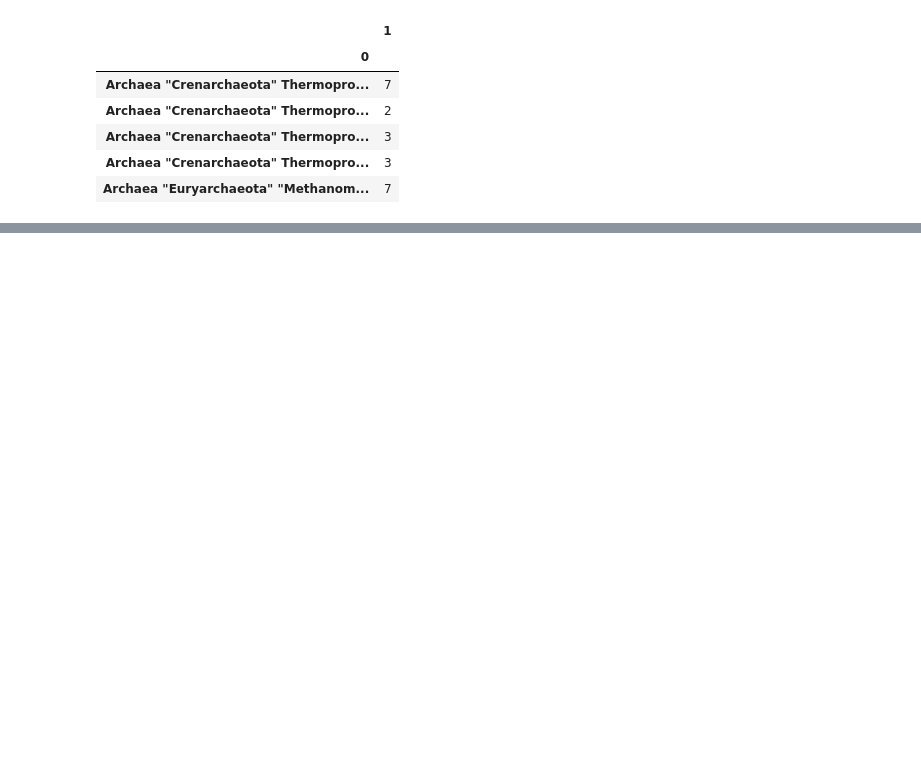
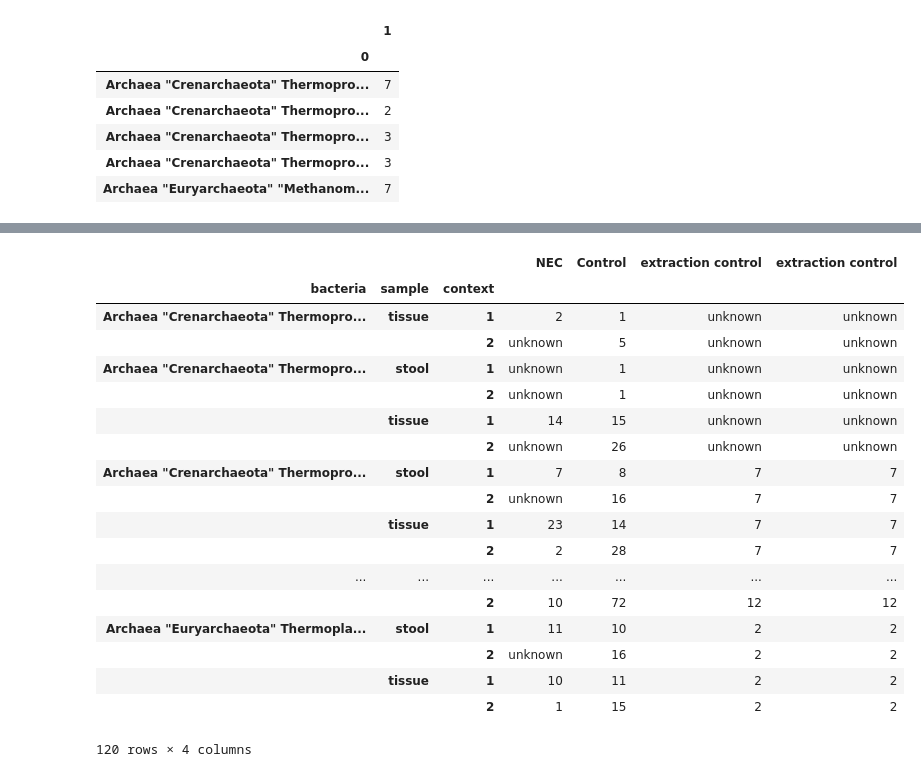
Before and after one commit to LucaZampieri/ADA_homework_LMX, a Jupyter notebook: 01_Pandas and Data Wrangling/Homework 1.ipynb, the cells around one changed output, grey strips where cells are left out. Drawn from its saved outputs; the diff is of its cells as text; code cells hidden in the pictures; blank space fills up the shorter version.

```diff
--- a/01_Pandas and Data Wrangling/Homework 1.ipynb
+++ b/01_Pandas and Data Wrangling/Homework 1.ipynb
@@ -279,0 +272,24 @@ For each of the following questions state clearly your assumptions and discuss y
+# %%
+bacterias = tissue_and_stool.index.get_level_values(0)
+mask = ['Archaea' in name for name in bacterias]
+tissue_and_stool.loc[mask]
+# %% [output]
+|  |  |  | NEC | Control | extraction control | extraction control |
+| bacteria | sample | context |  |  |  |  |
+| Archaea "Crenarchaeota" Thermopro... | tissue | 1 | 2 | 1 | unknown | unknown |
+|  |  | 2 | unknown | 5 | unknown | unknown |
+| Archaea "Crenarchaeota" Thermopro... | stool | 1 | unknown | 1 | unknown | unknown |
+|  |  | 2 | unknown | 1 | unknown | unknown |
+|  | tissue | 1 | 14 | 15 | unknown | unknown |
+|  |  | 2 | unknown | 26 | unknown | unknown |
+| Archaea "Crenarchaeota" Thermopro... | stool | 1 | 7 | 8 | 7 | 7 |
+|  |  | 2 | unknown | 16 | 7 | 7 |
+|  | tissue | 1 | 23 | 14 | 7 | 7 |
+|  |  | 2 | 2 | 28 | 7 | 7 |
+| ... | ... | ... | ... | ... | ... | ... |
+|  |  | 2 | 10 | 72 | 12 | 12 |
+| Archaea "Euryarchaeota" Thermopla... | stool | 1 | 11 | 10 | 2 | 2 |
+|  |  | 2 | unknown | 16 | 2 | 2 |
+|  | tissue | 1 | 10 | 11 | 2 | 2 |
+|  |  | 2 | 1 | 15 | 2 | 2 |
+120 rows × 4 columns
```
Also changed, not shown: parts of 42 cells of this notebook, 10 other files.
